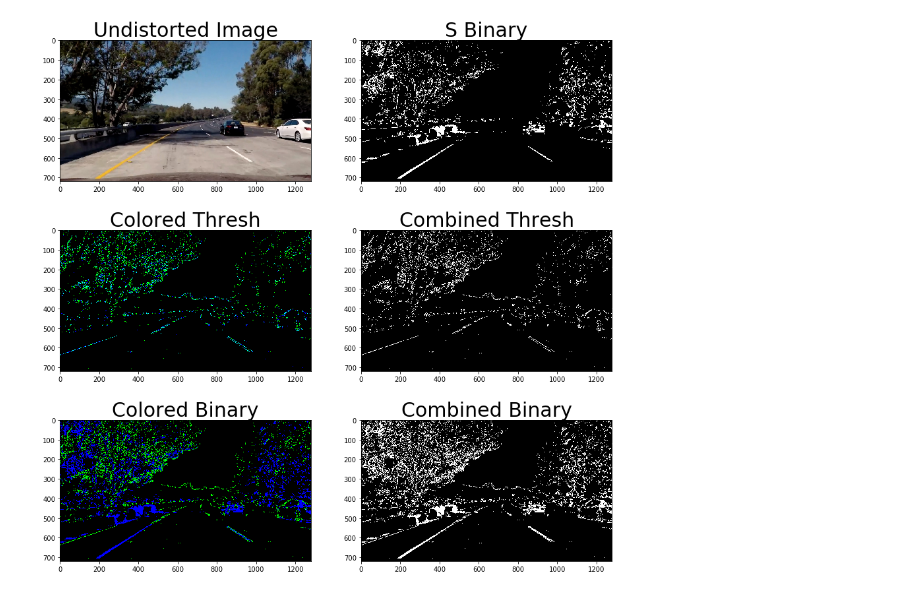
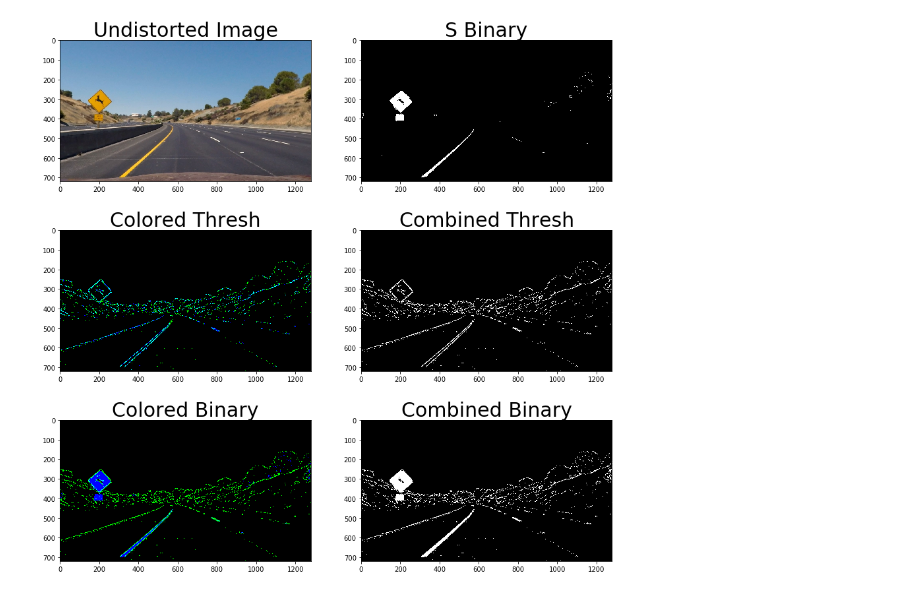
Before and after one commit to LukeHong/Advanced-line-detect, a Jupyter notebook: Line Detect.ipynb, the cells around one changed output. Saved outputs shown, nothing was run; the diff lists cells and outputs as text; code cells hidden in the pictures.

Commit message:
Process Complete

```diff
--- a/Line Detect.ipynb
+++ b/Line Detect.ipynb
@@ -140,27 +256,27 @@ def unwarp(img, src):
 mtx, dist = camera_calibration()
 # %%
 #img = cv2.imread('test_images/straight_lines1.jpg')
-img = cv2.imread('test_images/test5.jpg')
+img = cv2.imread('test_images/test2.jpg')
 
-undistort, color_thresh, combined, s_binary, colored, dst = process(img, mtx, dist, sobel_kernel=5)
+undistort, color_thresh, thresh, s_binary, colored, binary = process(img, mtx, dist, sobel_kernel=5)
 
 f, ((ax1, ax2), (ax3, ax4), (ax5, ax6)) = plt.subplots(3, 2, figsize=(15,15))
 ax1.imshow(undistort)
 ax1.set_title('Undistorted Image', fontsize=30)
 ax2.imshow(s_binary, cmap='gray')
 ax2.set_title('S Binary', fontsize=30)
 
 ax3.imshow(color_thresh)
 ax3.set_title('Colored Thresh', fontsize=30)
-ax4.imshow(combined, cmap='gray')
+ax4.imshow(thresh, cmap='gray')
 ax4.set_title('Combined Thresh', fontsize=30)
 
 ax5.imshow(colored)
 ax5.set_title('Colored Binary', fontsize=30)
 ax6.imshow(dst, cmap='gray')
 ax6.set_title('Combined Binary', fontsize=30)
 
 f.savefig('examples/process.png')
 # %% [output]
-[figure, old version]
+[figure, new version]
 # %%
```
Also changed, not shown: parts of 6 cells of this notebook, 7 other files.
